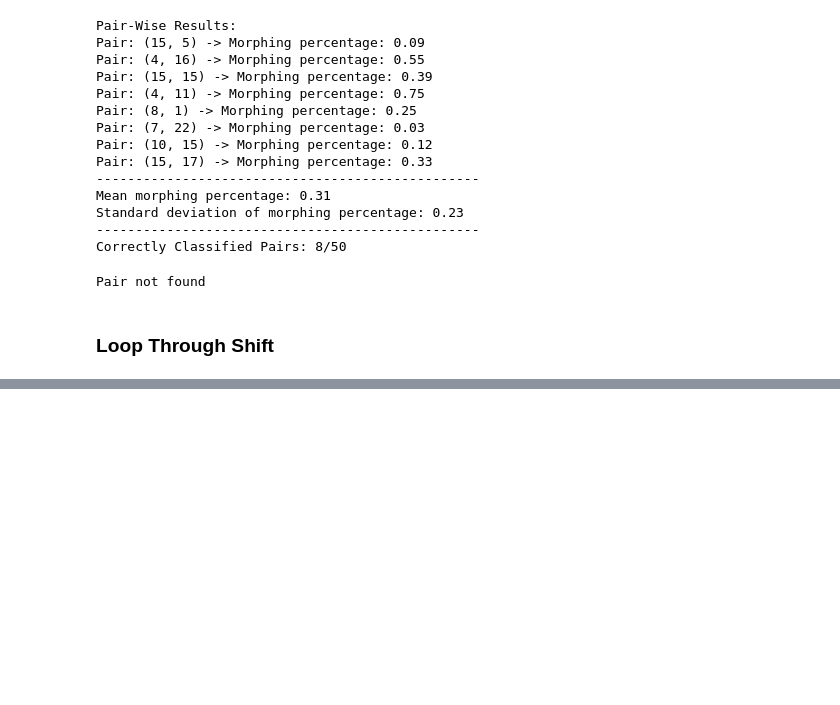
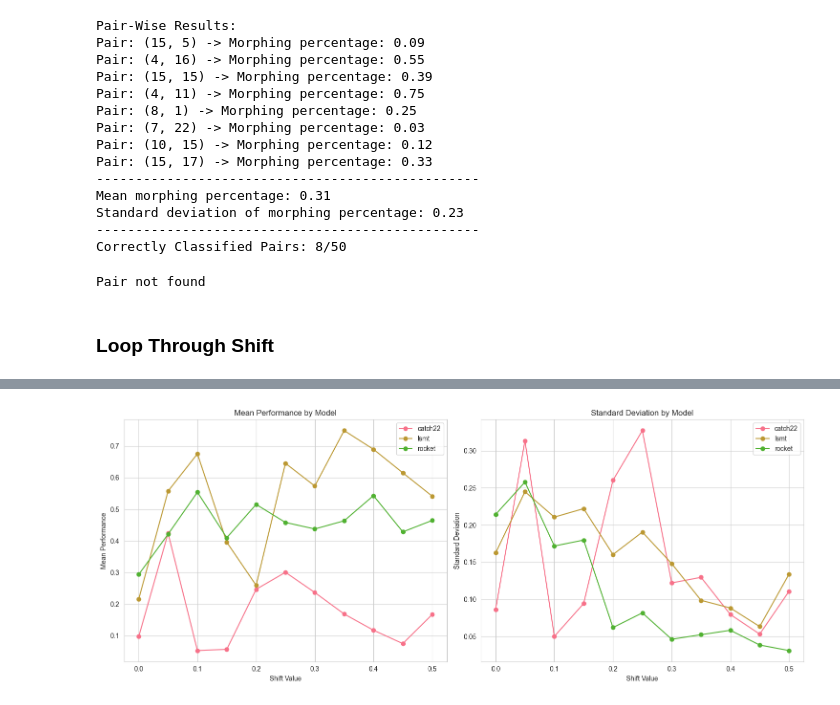
Before and after one commit to Nia3324/Morphing, a Jupyter notebook: test.ipynb, the cells around one changed output, grey strips where cells are left out. Saved outputs shown, nothing was run; the diff lists cells and outputs as text; code cells hidden in the pictures; blank space fills up the shorter version.

Commit message:
plot results

```diff
--- a/test.ipynb
+++ b/test.ipynb
@@ -157,0 +132,18 @@ std: 0.21
+# %%
+# Create lists to store the data
+data = []
+for shift_val in loaded_res.keys():
+    row_data = {'shift_value': float(f"{shift_val:.2f}")}
+    for model in loaded_res[shift_val].keys():
+        row_data[f'{model}_mean'] = loaded_res[shift_val][model][3]['mean']
+        row_data[f'{model}_std'] = loaded_res[shift_val][model][3]['std']
+    data.append(row_data)
+
+df = pd.DataFrame(data)
+df = df.set_index('shift_value')
+df.columns = pd.MultiIndex.from_tuples([
+    (col.split('_')[0], col.split('_')[1])
+    for col in df.columns
+])
+
+print(df)
@@ -157,0 +165,27 @@ std: 0.21
+# %%
+fig, (ax1, ax2) = plt.subplots(1, 2, figsize=(15, 6))
+
+# Plot for means
+for model in df.columns.levels[0]:
+    ax1.plot(df.index, df[model]['mean'], marker='o', label=model)
+
+ax1.set_xlabel('Shift Value')
+ax1.set_ylabel('Mean Performance')
+ax1.set_title('Mean Performance by Model')
+ax1.grid(True)
+ax1.legend()
+
+# Plot for standard deviations
+for model in df.columns.levels[0]:
+    ax2.plot(df.index, df[model]['std'], marker='o', label=model)
+
+ax2.set_xlabel('Shift Value')
+ax2.set_ylabel('Standard Deviation')
+ax2.set_title('Standard Deviation by Model')
+ax2.grid(True)
+ax2.legend()
+
+plt.tight_layout()
+plt.show()
+# %% [output]
+[figure, added]
```
Also changed, not shown: parts of 3 cells of this notebook.
